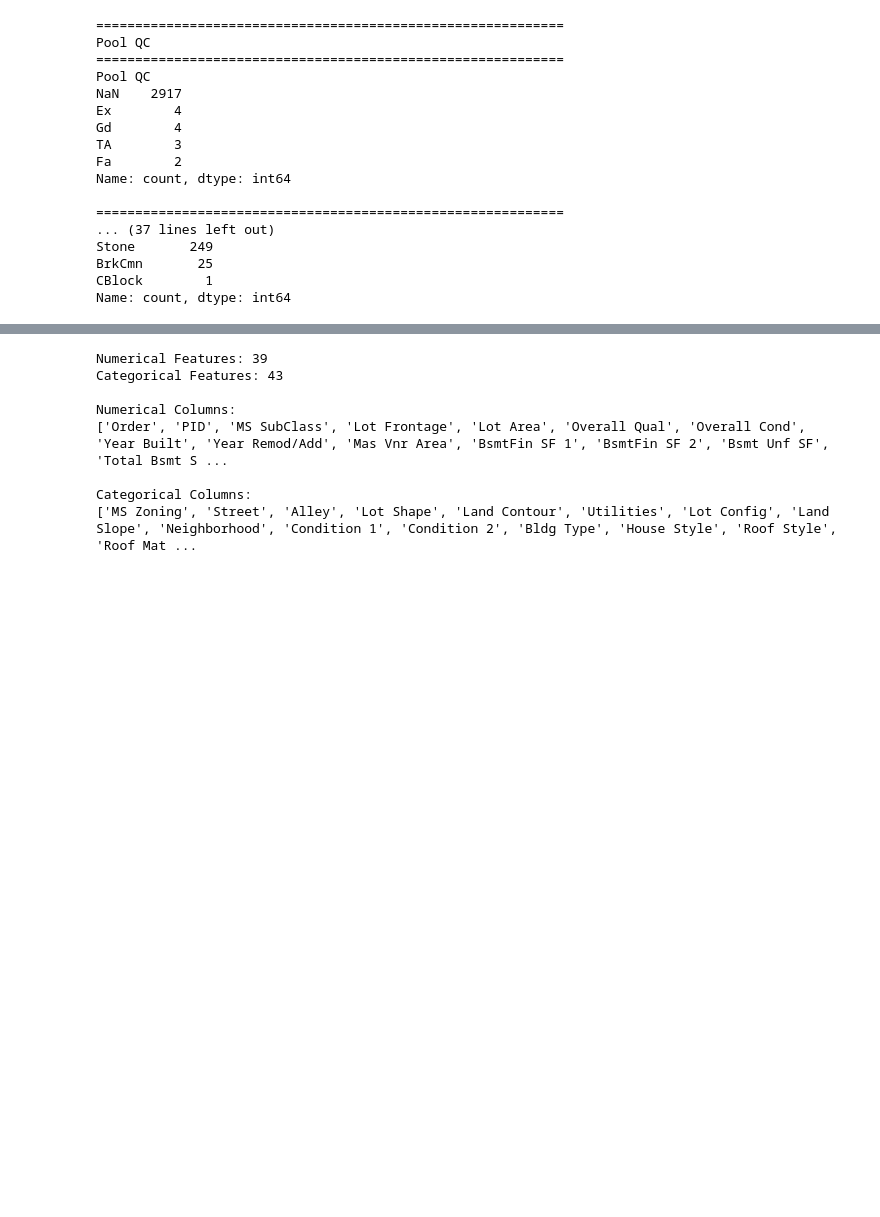
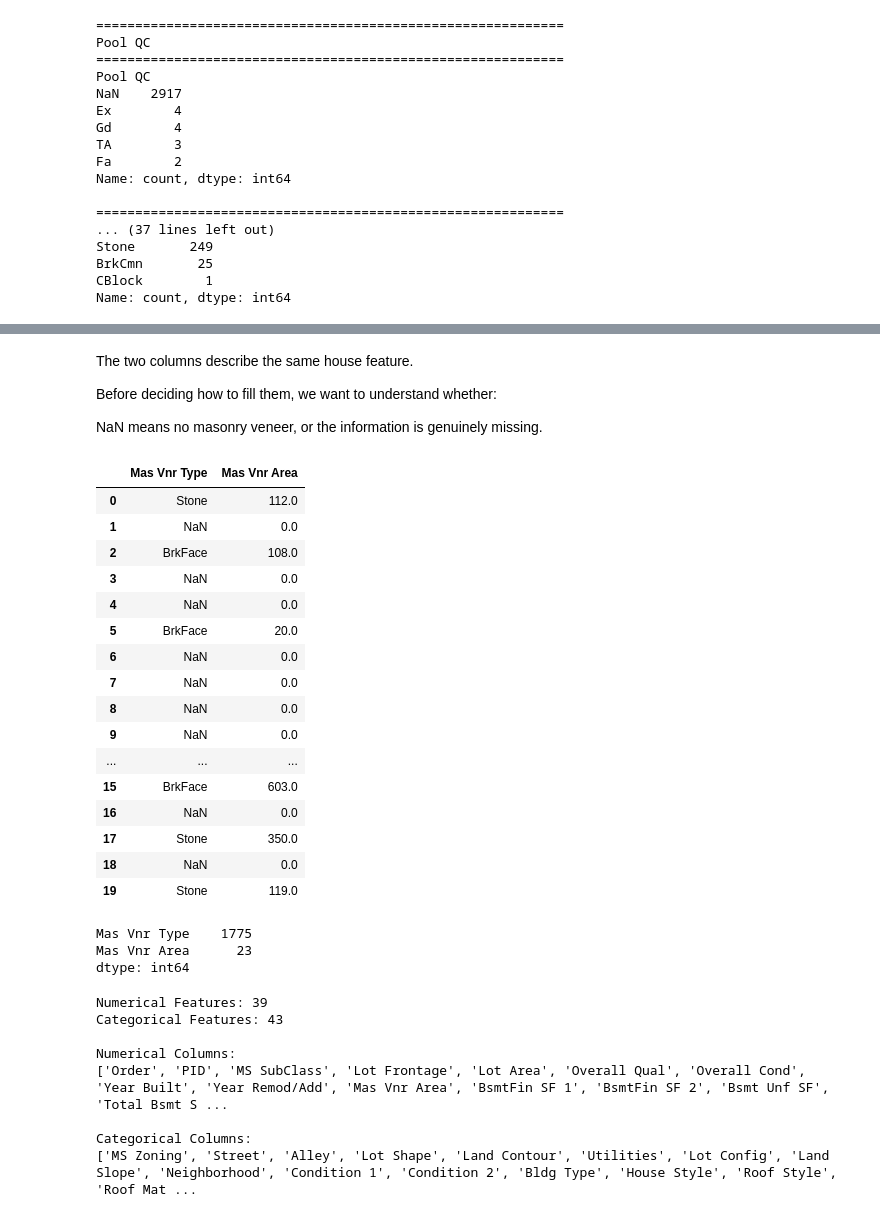
Before and after one commit to atika94/House-Price-Prediction, a Jupyter notebook: notebooks/House Price Prediction.ipynb, the cells around one changed output, grey strips where cells are left out. Drawn from its saved outputs; the diff is of its cells as text; code cells hidden in the pictures; blank space fills up the shorter version.

Commit message:
feat: implement feature-specific missing value handling strategy

```diff
--- a/notebooks/House Price Prediction.ipynb
+++ b/notebooks/House Price Prediction.ipynb
@@ -517,3 +527,68 @@ Name: count, dtype: int64
+# %%
+# Features where NaN indicates absence of the feature
+
+none_features = [
+
+    "Pool QC",
+    "Misc Feature",
+    "Alley",
+    "Fence",
+    "Fireplace Qu",
+
+    "Garage Type",
+    "Garage Finish",
+    "Garage Qual",
+    "Garage Cond",
+
+    "Bsmt Qual",
+    "Bsmt Cond",
+    "Bsmt Exposure",
+    "BsmtFin Type 1",
+    "BsmtFin Type 2"
+]
+# %%
+# Replace missing values with "None"
+
+for feature in none_features:
+
+    data[feature] = data[feature].fillna("None")
+# %% [markdown]
+The two columns describe the same house feature.
+
+Before deciding how to fill them, we want to understand whether:
+
+NaN means no masonry veneer, or
+the information is genuinely missing.
+# %%
+data[
+    ["Mas Vnr Type", "Mas Vnr Area"]
+].head(20)
+# %% [output]
+|  | Mas Vnr Type | Mas Vnr Area |
+| 0 | Stone | 112.0 |
+| 1 | NaN | 0.0 |
+| 2 | BrkFace | 108.0 |
+| 3 | NaN | 0.0 |
+| 4 | NaN | 0.0 |
+| 5 | BrkFace | 20.0 |
+| 6 | NaN | 0.0 |
+| 7 | NaN | 0.0 |
+| 8 | NaN | 0.0 |
+| 9 | NaN | 0.0 |
+| ... | ... | ... |
+| 15 | BrkFace | 603.0 |
+| 16 | NaN | 0.0 |
+| 17 | Stone | 350.0 |
+| 18 | NaN | 0.0 |
+| 19 | Stone | 119.0 |
+# %%
+data[
+    ["Mas Vnr Type", "Mas Vnr Area"]
+].isnull().sum()
+# %% [output]
+Mas Vnr Type    1775
+Mas Vnr Area      23
+dtype: int64
 # %%
 # Separate feature types
 numerical_cols = data.select_dtypes(include=["int64", "float64"]).columns
```
Also changed, not shown: parts of 1 cell of this notebook.
